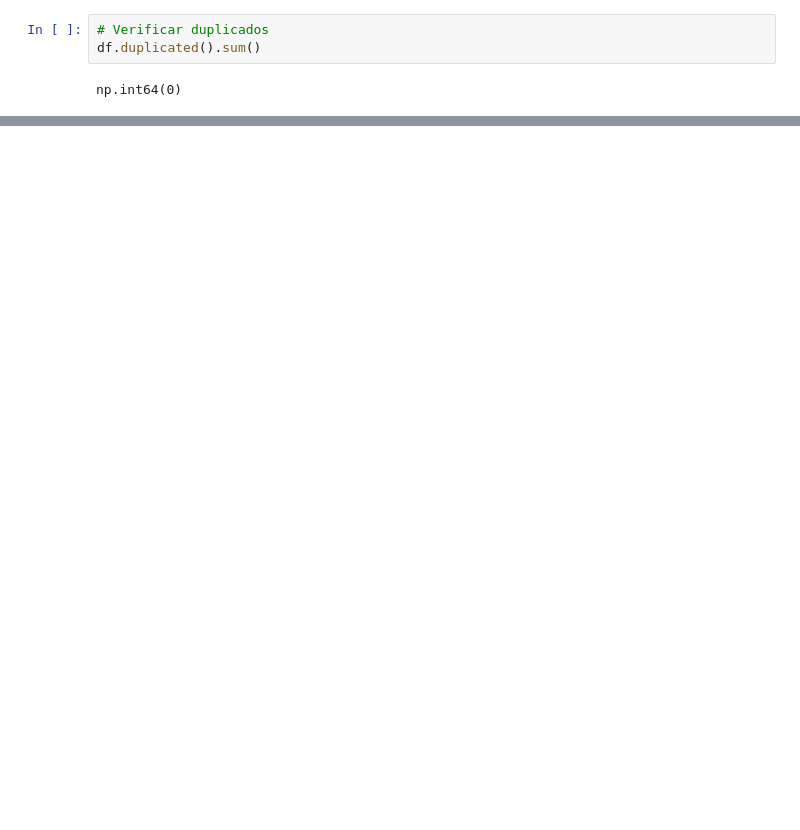
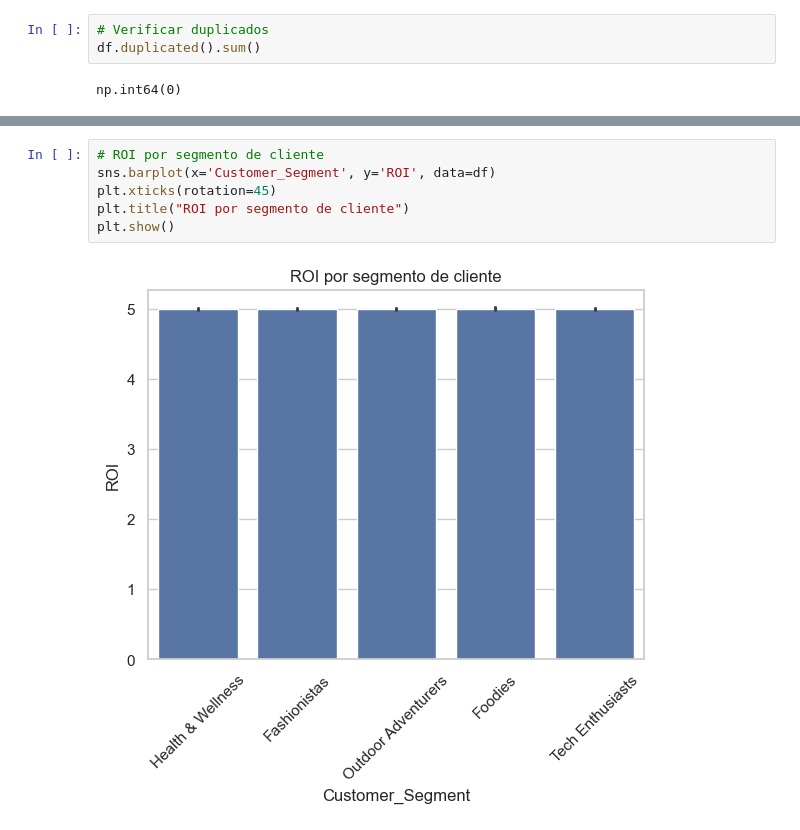
Before and after one commit to ariadnaschz/Marketing-Niche-Discovery, a Jupyter notebook: Notebooks/analysis.ipynb, the cells around one changed output, grey strips where cells are left out. Saved outputs shown, nothing was run; the diff lists cells and outputs as text; blank space fills up the shorter version.

```diff
--- a/Notebooks/analysis.ipynb
+++ b/Notebooks/analysis.ipynb
@@ -100,0 +149,8 @@ np.int64(0)
+# %%
+# ROI por segmento de cliente
+sns.barplot(x='Customer_Segment', y='ROI', data=df)
+plt.xticks(rotation=45)
+plt.title("ROI por segmento de cliente")
+plt.show()
+# %% [output]
+[figure, added]
```
Also changed, not shown: parts of 18 cells of this notebook.
